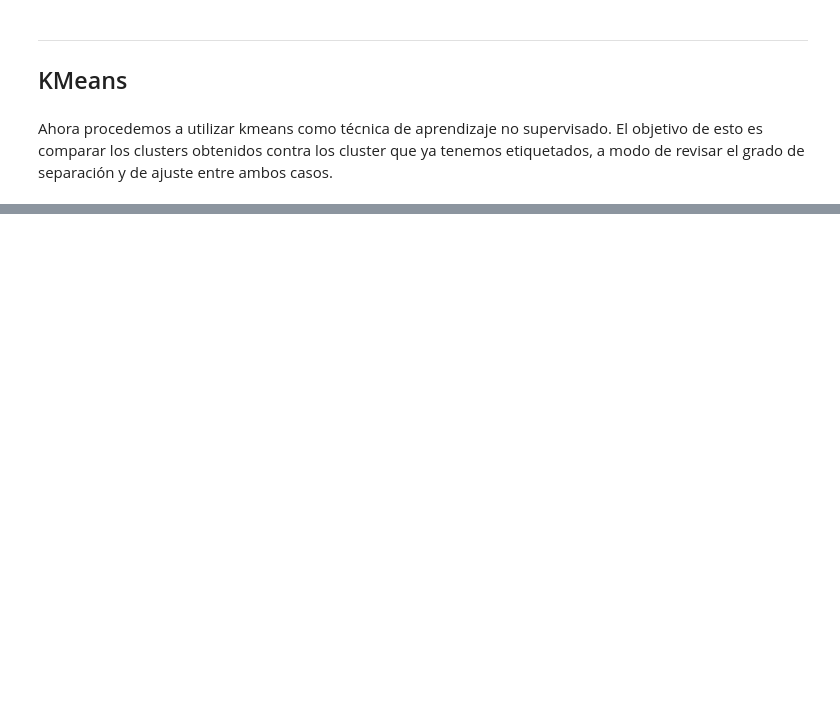
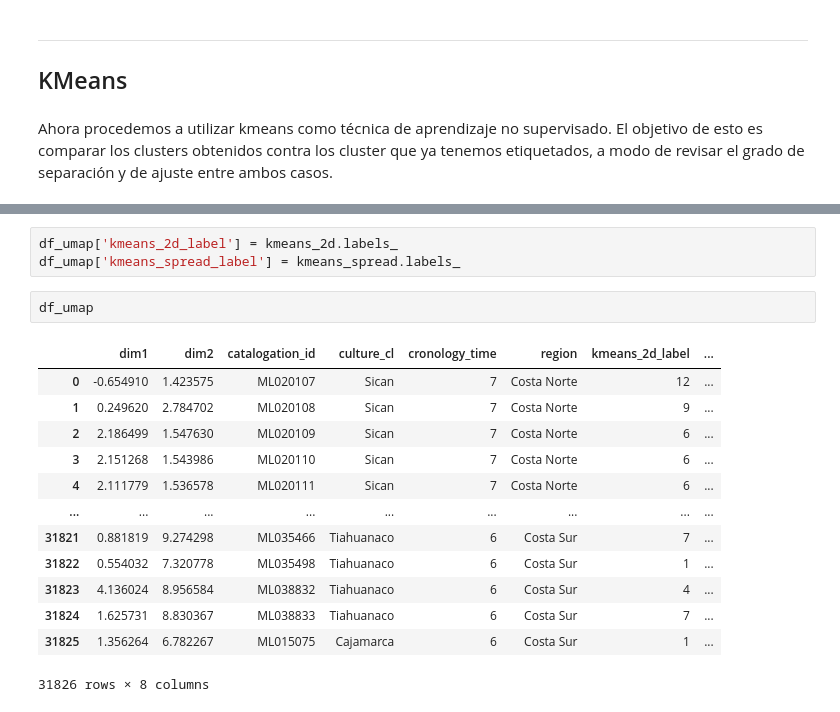
Before and after one commit to lldavico/fondecyt-larco-culture-images, a Jupyter notebook: code/plotting/kmeans.ipynb, the cells around one changed output, grey strips where cells are left out. Drawn from its saved outputs; the diff is of its cells as text; blank space fills up the shorter version.

```diff
--- a/code/plotting/kmeans.ipynb
+++ b/code/plotting/kmeans.ipynb
@@ -187,0 +291,19 @@ Ahora procedemos a utilizar kmeans como técnica de aprendizaje no supervisado.
+# %%
+df_umap['kmeans_2d_label'] = kmeans_2d.labels_
+df_umap['kmeans_spread_label'] = kmeans_spread.labels_
+# %%
+df_umap
+# %% [output]
+|  | dim1 | dim2 | catalogation_id | culture_cl | cronology_time | region | kmeans_2d_label | ... |
+| 0 | -0.654910 | 1.423575 | ML020107 | Sican | 7 | Costa Norte | 12 | ... |
+| 1 | 0.249620 | 2.784702 | ML020108 | Sican | 7 | Costa Norte | 9 | ... |
+| 2 | 2.186499 | 1.547630 | ML020109 | Sican | 7 | Costa Norte | 6 | ... |
+| 3 | 2.151268 | 1.543986 | ML020110 | Sican | 7 | Costa Norte | 6 | ... |
+| 4 | 2.111779 | 1.536578 | ML020111 | Sican | 7 | Costa Norte | 6 | ... |
+| ... | ... | ... | ... | ... | ... | ... | ... | ... |
+| 31821 | 0.881819 | 9.274298 | ML035466 | Tiahuanaco | 6 | Costa Sur | 7 | ... |
+| 31822 | 0.554032 | 7.320778 | ML035498 | Tiahuanaco | 6 | Costa Sur | 1 | ... |
+| 31823 | 4.136024 | 8.956584 | ML038832 | Tiahuanaco | 6 | Costa Sur | 4 | ... |
+| 31824 | 1.625731 | 8.830367 | ML038833 | Tiahuanaco | 6 | Costa Sur | 7 | ... |
+| 31825 | 1.356264 | 6.782267 | ML015075 | Cajamarca | 6 | Costa Sur | 1 | ... |
+31826 rows × 8 columns
```
Also changed, not shown: parts of 18 cells of this notebook.
